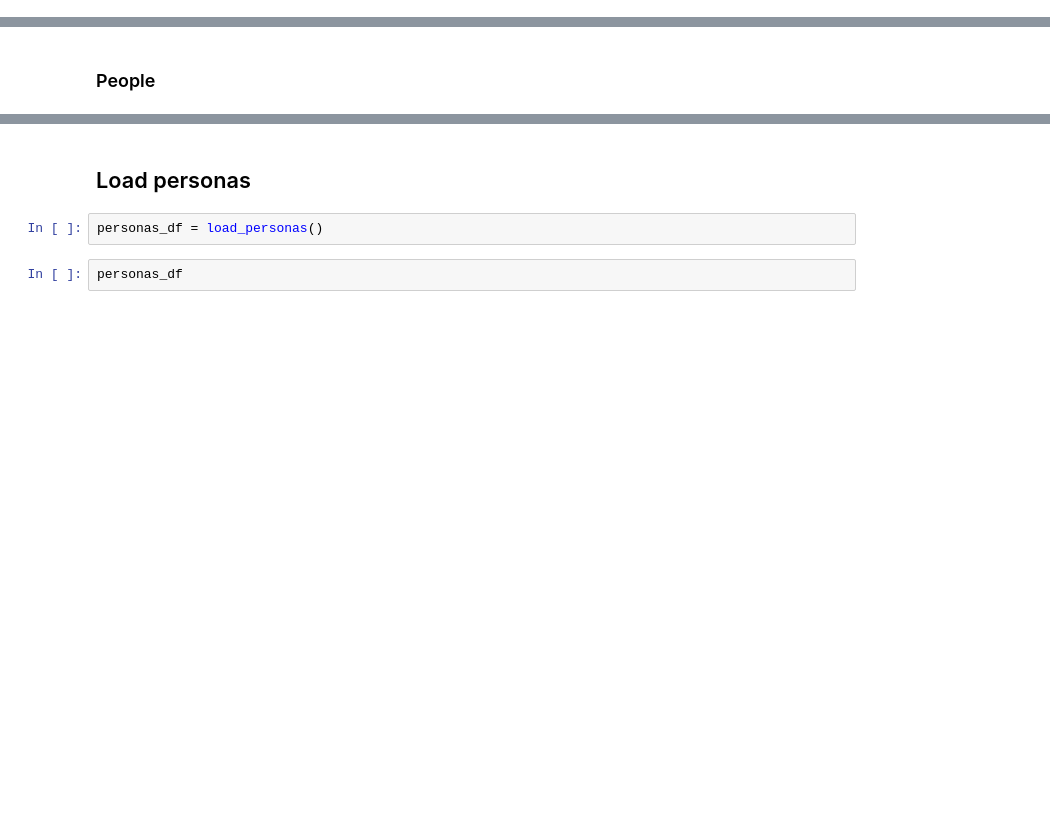
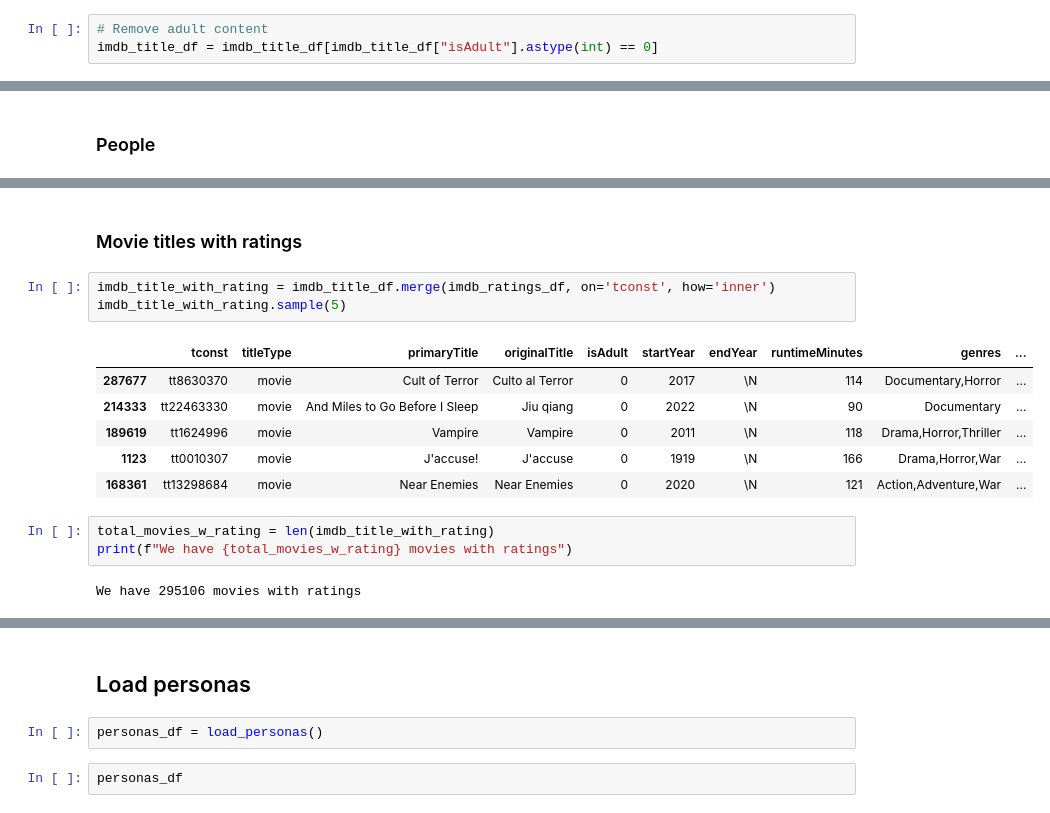
Before and after one commit to epfl-ada/ada-2023-project-advanceddataarsonists, a Jupyter notebook: data_exploring.ipynb, the cells around one changed output, grey strips where cells are left out. Cells and saved outputs as stored; diff of their text form; blank space fills up the shorter version.

Commit message:
Wrap up exploration of datasets ending in CMU merge IMDB

```diff
--- a/data_exploring.ipynb
+++ b/data_exploring.ipynb
@@ -175,3 +175,6 @@ imdb_title_df.sample(5)
+# %%
+# Remove adult content
+imdb_title_df = imdb_title_df[imdb_title_df["isAdult"].astype(int) == 0]
 # %%
 total_title = len(imdb_title_df)
 print(f"We have {total_title} movie titles")
@@ -235,0 +228,17 @@ imdb_title_df.sample(5)
+# %% [markdown]
+### Movie titles with ratings
+# %%
+imdb_title_with_rating = imdb_title_df.merge(imdb_ratings_df, on='tconst', how='inner')
+imdb_title_with_rating.sample(5)
+# %% [output]
+|  | tconst | titleType | primaryTitle | originalTitle | isAdult | startYear | endYear | runtimeMinutes | genres | ... |
+| 287677 | tt8630370 | movie | Cult of Terror | Culto al Terror | 0 | 2017 | \N | 114 | Documentary,Horror | ... |
+| 214333 | tt22463330 | movie | And Miles to Go Before I Sleep | Jiu qiang | 0 | 2022 | \N | 90 | Documentary | ... |
+| 189619 | tt1624996 | movie | Vampire | Vampire | 0 | 2011 | \N | 118 | Drama,Horror,Thriller | ... |
+| 1123 | tt0010307 | movie | J'accuse! | J'accuse | 0 | 1919 | \N | 166 | Drama,Horror,War | ... |
+| 168361 | tt13298684 | movie | Near Enemies | Near Enemies | 0 | 2020 | \N | 121 | Action,Adventure,War | ... |
+# %%
+total_movies_w_rating = len(imdb_title_with_rating)
+print(f"We have {total_movies_w_rating} movies with ratings")
+# %% [output]
+We have 295106 movies with ratings
```
Also changed, not shown: parts of 34 cells of this notebook.
